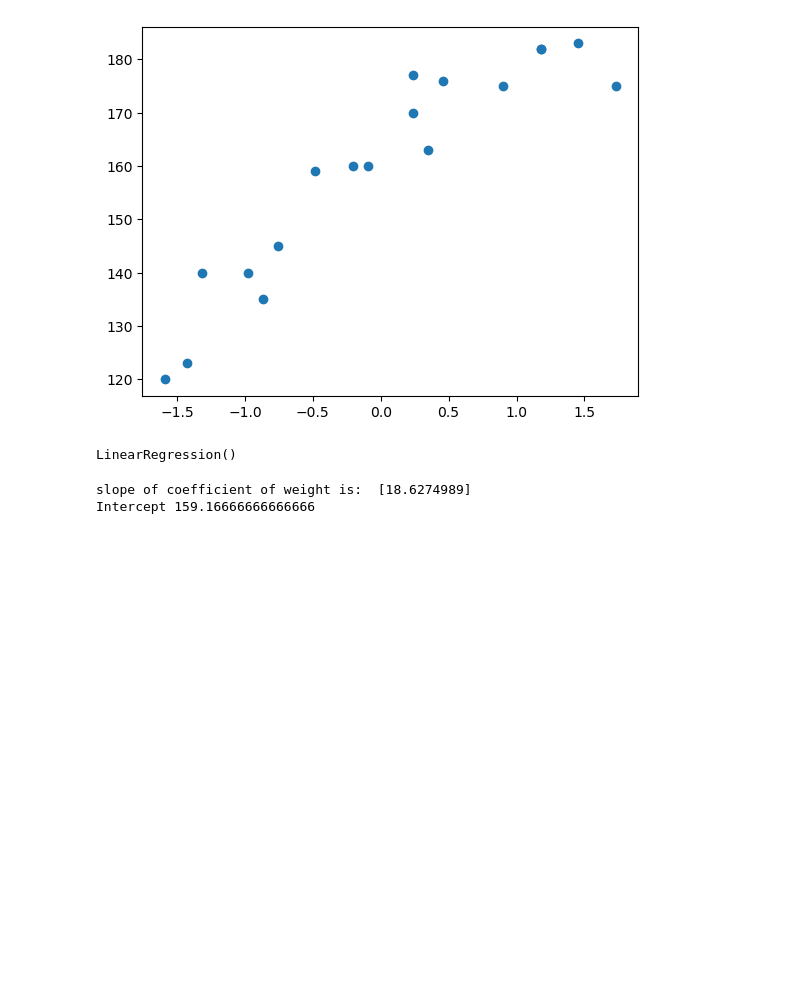
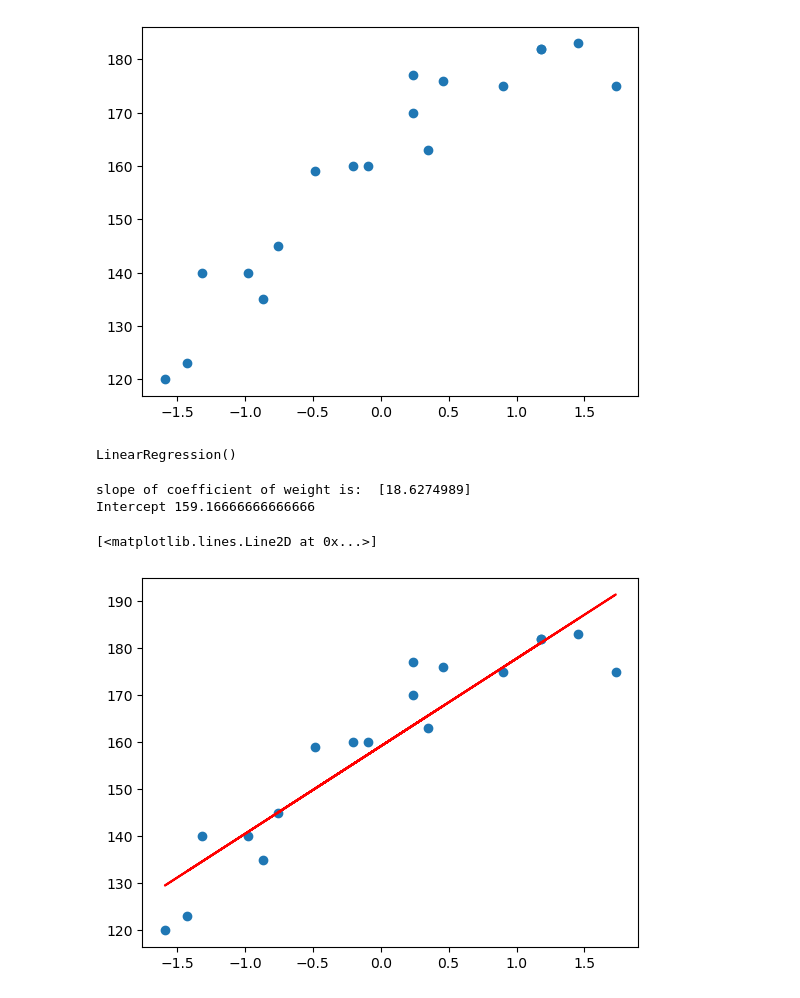
Before and after one commit to eddieX-2021/MLbeginnerProject, a Jupyter notebook: simpleLinearRegression.ipynb, the cells around one changed output. Cells and saved outputs as stored; diff of their text form; code cells hidden in the pictures; blank space fills up the shorter version.

Commit message:
add perdiction plot

```diff
--- a/simpleLinearRegression.ipynb
+++ b/simpleLinearRegression.ipynb
@@ -71,3 +71,7 @@ slope of coefficient of weight is:  [18.6274989]
 Intercept 159.16666666666666
 # %%
 plt.scatter(X_train,y_train)
+plt.plot(X_train,regressor.predict(X_train),"r")
+# %% [output]
+[<matplotlib.lines.Line2D at 0x...>]
+[figure, added]
```
